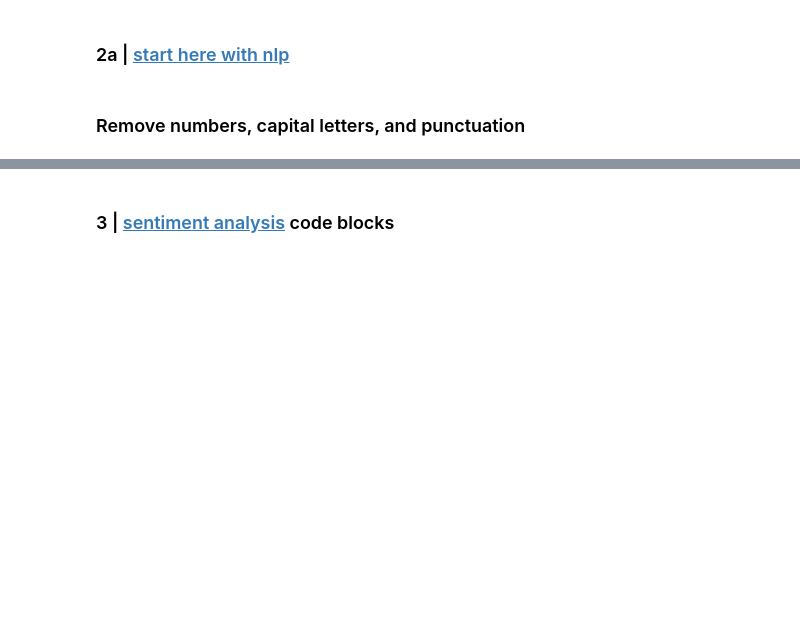
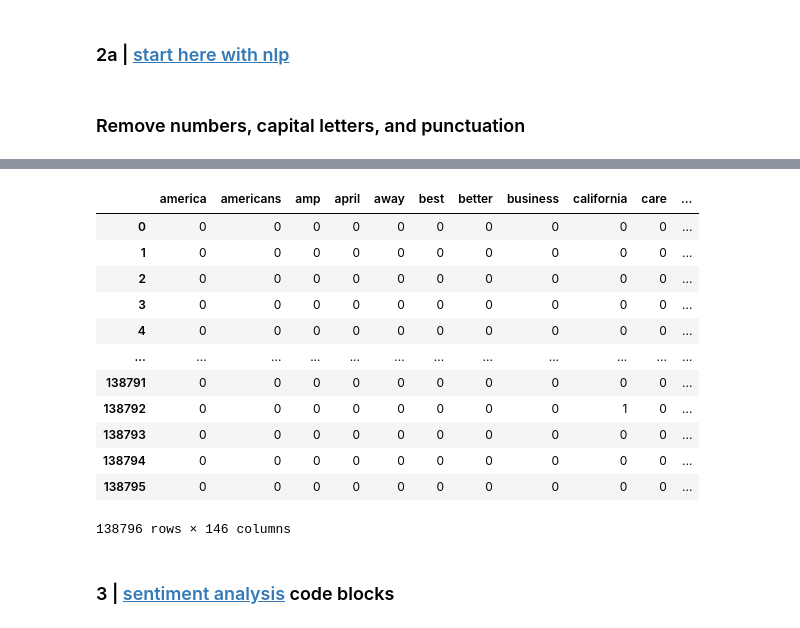
Before and after one commit to slp22/nlp-project, a Jupyter notebook: nlp-coronavirus-tweets-mvp.ipynb, the cells around one changed output, grey strips where cells are left out. Drawn from its saved outputs; the diff is of its cells as text; code cells hidden in the pictures; blank space fills up the shorter version.

```diff
--- a/nlp-coronavirus-tweets-mvp.ipynb
+++ b/nlp-coronavirus-tweets-mvp.ipynb
@@ -159,14 +186,27 @@ clean_covid_tweets_df.to_csv(r'//Users/sandraparedes/Documents/GitHub/metis_dsml
 # df = pd.read_csv('clean_covid_tweets_df.csv', low_memory=False)
 # df.head(2)
 # %%
-# Count Vectorizer values - counts of unigrams
+# Count Vectorizer with min/max
 
 X = df.text
 
-cv = CountVectorizer(stop_words='english')
+cv = CountVectorizer(stop_words='english', min_df=0.01, max_df=.95)
 
 text_cv = cv.fit_transform(X)
-# text_cv1 = cv1.transform(X)
 
 text_df_cv = pd.DataFrame(text_cv.toarray(), columns=cv.get_feature_names_out())
 text_df_cv
+# %% [output]
+|  | america | americans | amp | april | away | best | better | business | california | care | ... |
+| 0 | 0 | 0 | 0 | 0 | 0 | 0 | 0 | 0 | 0 | 0 | ... |
+| 1 | 0 | 0 | 0 | 0 | 0 | 0 | 0 | 0 | 0 | 0 | ... |
+| 2 | 0 | 0 | 0 | 0 | 0 | 0 | 0 | 0 | 0 | 0 | ... |
+| 3 | 0 | 0 | 0 | 0 | 0 | 0 | 0 | 0 | 0 | 0 | ... |
+| 4 | 0 | 0 | 0 | 0 | 0 | 0 | 0 | 0 | 0 | 0 | ... |
+| ... | ... | ... | ... | ... | ... | ... | ... | ... | ... | ... | ... |
+| 138791 | 0 | 0 | 0 | 0 | 0 | 0 | 0 | 0 | 0 | 0 | ... |
+| 138792 | 0 | 0 | 0 | 0 | 0 | 0 | 0 | 0 | 1 | 0 | ... |
+| 138793 | 0 | 0 | 0 | 0 | 0 | 0 | 0 | 0 | 0 | 0 | ... |
+| 138794 | 0 | 0 | 0 | 0 | 0 | 0 | 0 | 0 | 0 | 0 | ... |
+| 138795 | 0 | 0 | 0 | 0 | 0 | 0 | 0 | 0 | 0 | 0 | ... |
+138796 rows × 146 columns
```
Also changed, not shown: parts of 29 cells of this notebook.
